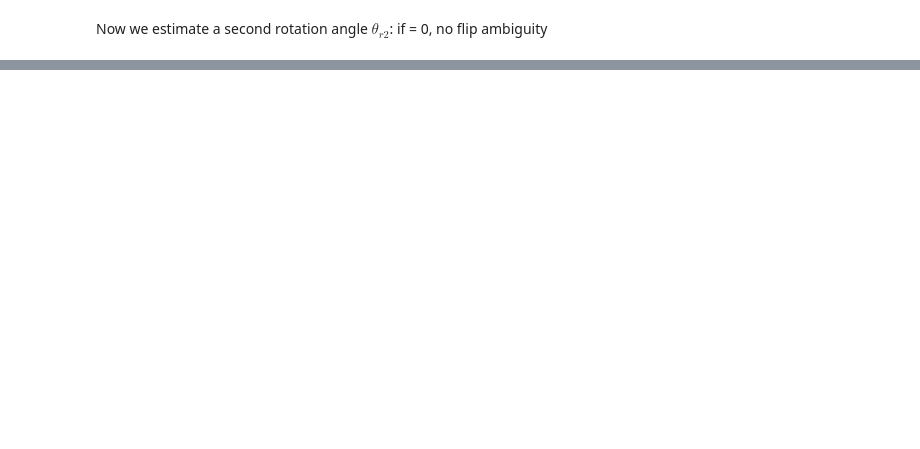
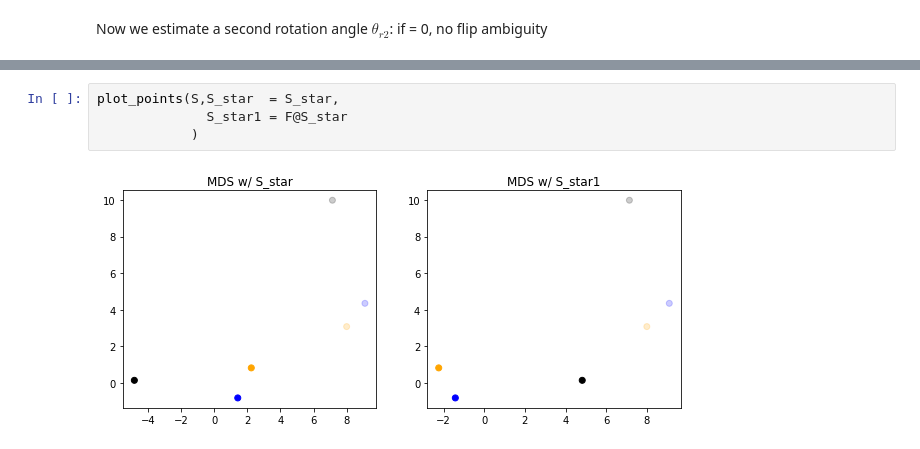
Before and after one commit to oselin/drone-pose-estimation, a Jupyter notebook: MDS_wiki.ipynb, the cells around one changed output, grey strips where cells are left out. Cells and saved outputs as stored; diff of their text form; blank space fills up the shorter version.

```diff
--- a/MDS_wiki.ipynb
+++ b/MDS_wiki.ipynb
@@ -147,0 +147,6 @@ True  estimated angle: -1.478303835903223
+# %%
+plot_points(S,S_star  = S_star,
+              S_star1 = F@S_star
+            )
+# %% [output]
+[figure, added]
```
Also changed, not shown: parts of 7 cells of this notebook, 1 other file.
